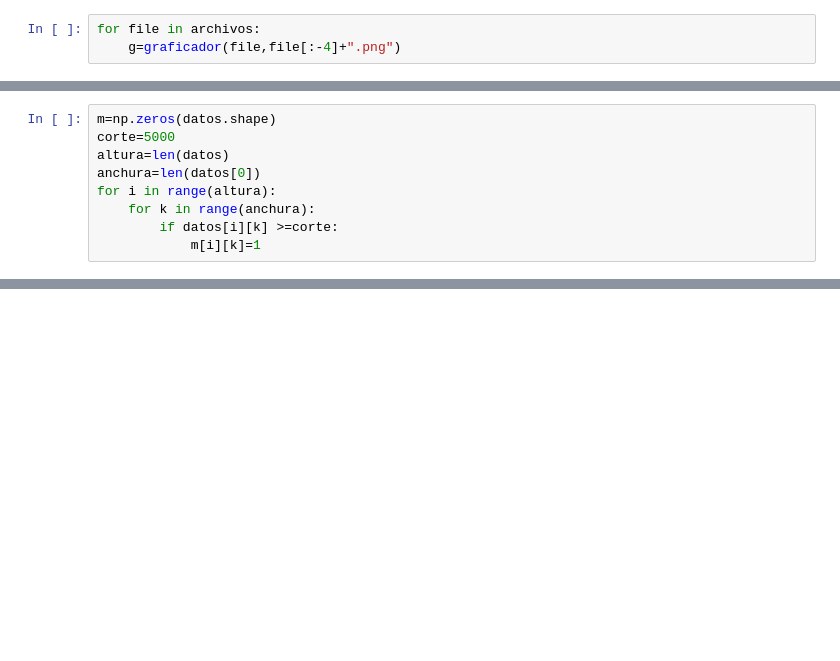
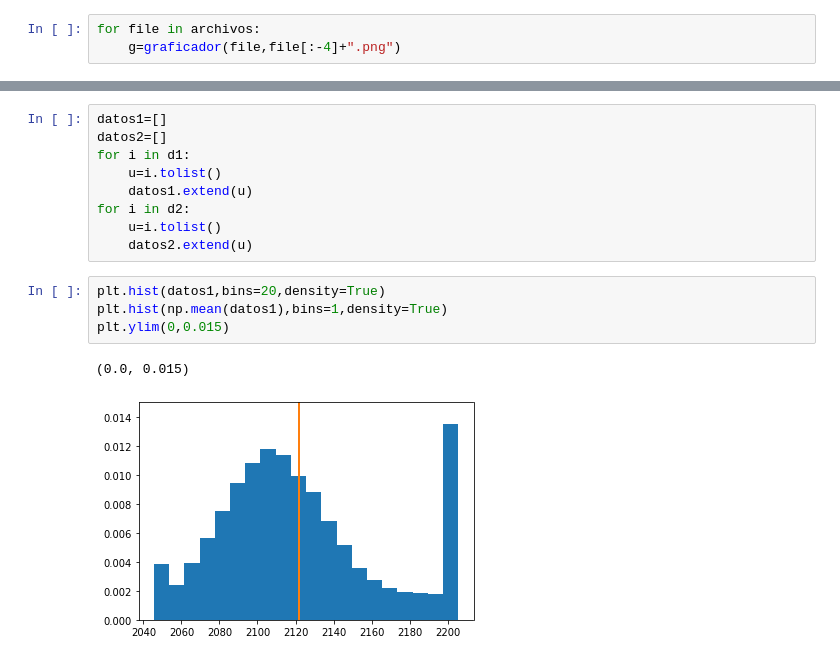
Before and after one commit to judasaca/Practica_optica_SPDC, a Jupyter notebook: Untitled.ipynb, the cells around one changed output, grey strips where cells are left out. Saved outputs shown, nothing was run; the diff lists cells and outputs as text; blank space fills up the shorter version.

```diff
--- a/Untitled.ipynb
+++ b/Untitled.ipynb
@@ -66,9 +53,0 @@ m=np.zeros(datos.shape)
-# %%
-m=np.zeros(datos.shape)
-corte=5000
-altura=len(datos)
-anchura=len(datos[0])
-for i in range(altura):
-    for k in range(anchura):
-        if datos[i][k] >=corte:
-            m[i][k]=1
@@ -87,0 +58,16 @@ cbar = fig.colorbar(cax)#, ticks=[-1, 0, 1])
+# %%
+datos1=[]
+datos2=[]
+for i in d1:
+    u=i.tolist()
+    datos1.extend(u)
+for i in d2:
+    u=i.tolist()
+    datos2.extend(u)
+# %%
+plt.hist(datos1,bins=20,density=True)
+plt.hist(np.mean(datos1),bins=1,density=True)
+plt.ylim(0,0.015)
+# %% [output]
+(0.0, 0.015)
+[figure, added]
```
Also changed, not shown: parts of 8 cells of this notebook, 10 other files.
